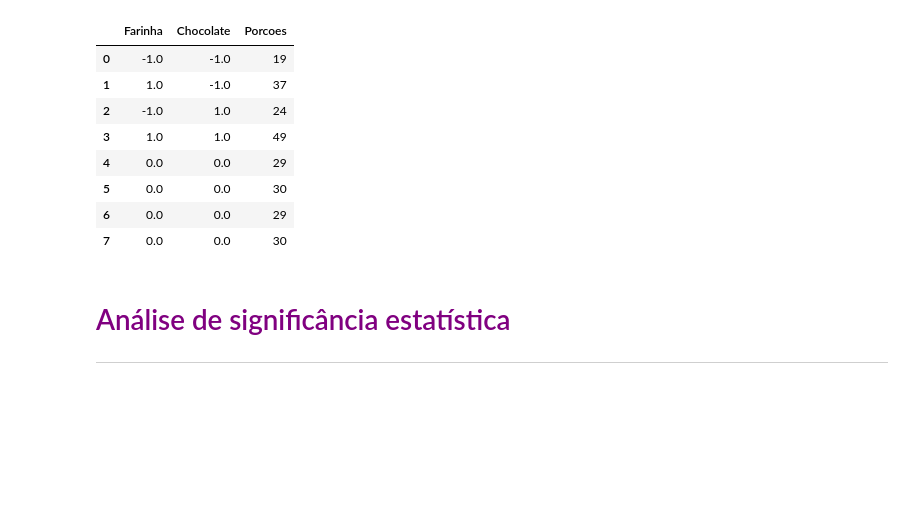
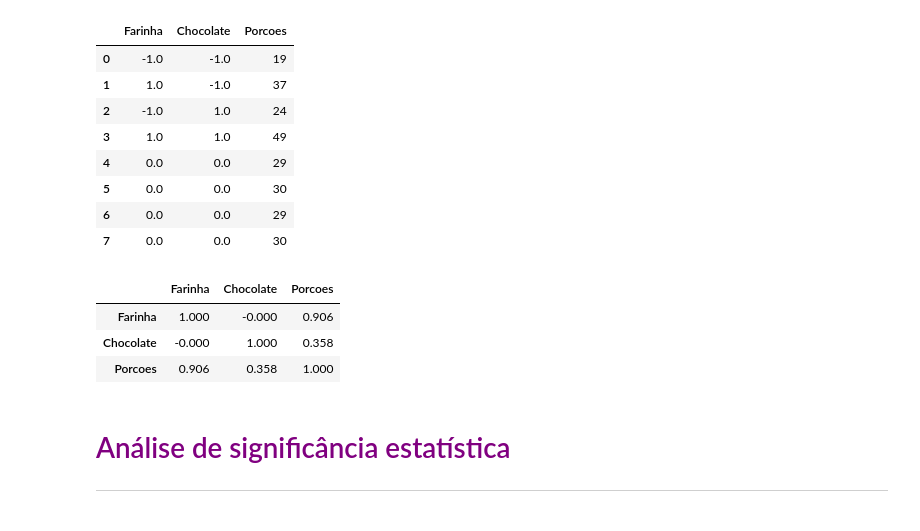
Before and after one commit to AraujoTT/DS, a Jupyter notebook: DS2/curso10_data/Planejamento_experimentos_aula.ipynb, the cells around one changed output. Saved outputs shown, nothing was run; the diff lists cells and outputs as text; code cells hidden in the pictures; blank space fills up the shorter version.

```diff
--- a/DS2/curso10_data/Planejamento_experimentos_aula.ipynb
+++ b/DS2/curso10_data/Planejamento_experimentos_aula.ipynb
@@ -256,6 +256,13 @@ experimento
 | 5 | 0.0 | 0.0 | 30 |
 | 6 | 0.0 | 0.0 | 29 |
 | 7 | 0.0 | 0.0 | 30 |
+# %%
+experimento.corr().round(3)
+# %% [output]
+|  | Farinha | Chocolate | Porcoes |
+| Farinha | 1.000 | -0.000 | 0.906 |
+| Chocolate | -0.000 | 1.000 | 0.358 |
+| Porcoes | 0.906 | 0.358 | 1.000 |
 # %% [markdown]
 # <font color = 'purple'>  Análise de significância estatística   </font>
 
```
Also changed, not shown: parts of 26 cells of this notebook.
